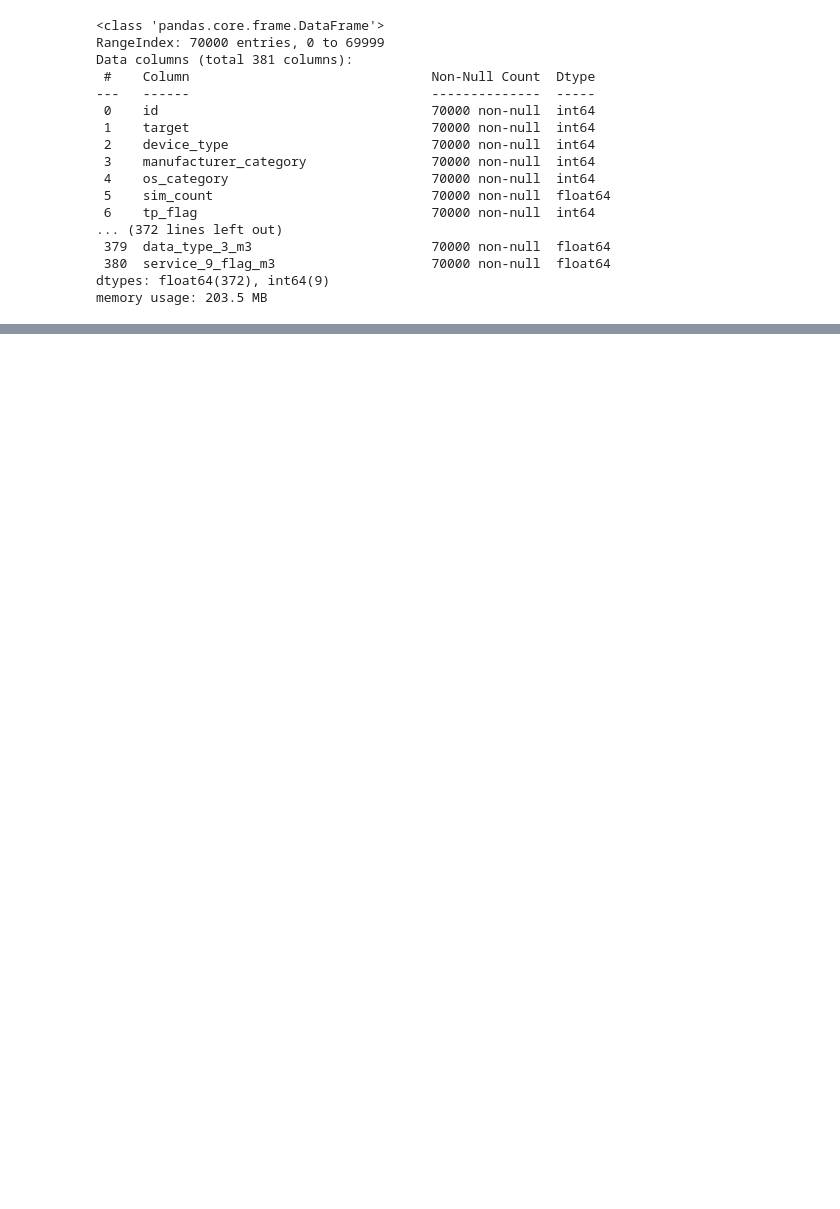
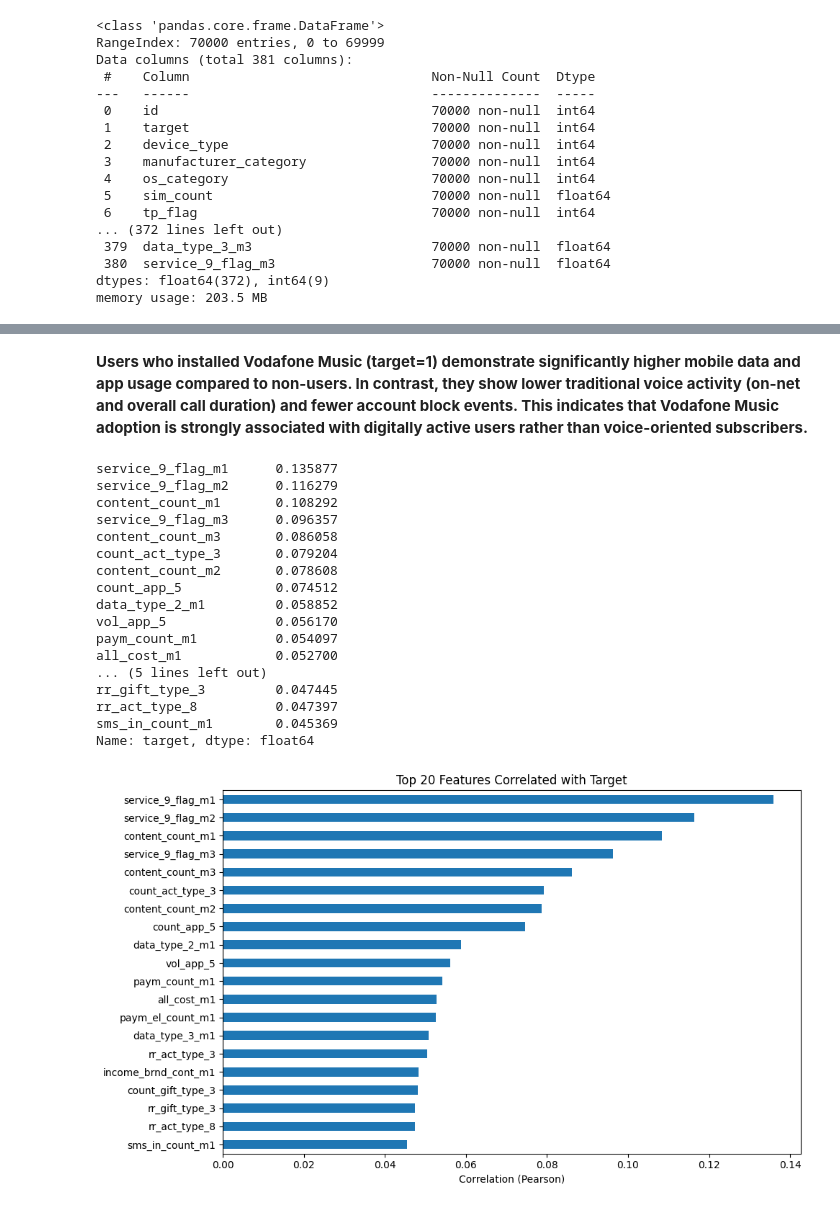
Before and after one commit to nnnnastia/ML_music_challenge, a Jupyter notebook: ML_project.ipynb, the cells around one changed output, grey strips where cells are left out. Drawn from its saved outputs; the diff is of its cells as text; code cells hidden in the pictures; blank space fills up the shorter version.

```diff
--- a/ML_project.ipynb
+++ b/ML_project.ipynb
@@ -389,0 +430,7 @@ memory usage: 203.5 MB
+# %%
+# Combine features (X) and target (y) into one DataFrame for EDA
+df_eda = pd.concat([X, y.rename("target")], axis=1)
+
+# Quick check
+print("EDA shape:", df_eda.shape)
+print("Target distribution:\n", df_eda["target"].value_counts(normalize=True))
@@ -389,0 +532,39 @@ memory usage: 203.5 MB
+# %% [markdown]
+**Users who installed Vodafone Music (target=1) demonstrate significantly higher mobile data and app usage compared to non-users. In contrast, they show lower traditional voice activity (on-net and overall call duration) and fewer account block events. This indicates that Vodafone Music adoption is strongly associated with digitally active users rather than voice-oriented subscribers.**
+# %%
+# 3) Correlation with target (Pearson)
+corr_with_target = (
+    df_eda.corr(numeric_only=True)["target"]
+    .drop("target")
+    .sort_values(ascending=False)
+)
+
+# Print top 20 correlated features
+display(corr_with_target.head(20))
+
+# Plot top 20 correlations
+plt.figure(figsize=(10, 6))
+corr_with_target.head(20).sort_values().plot(kind="barh")
+plt.title("Top 20 Features Correlated with Target")
+plt.xlabel("Correlation (Pearson)")
+plt.tight_layout()
+plt.show()
+# %% [output]
+service_9_flag_m1      0.135877
+service_9_flag_m2      0.116279
+content_count_m1       0.108292
+service_9_flag_m3      0.096357
+content_count_m3       0.086058
+count_act_type_3       0.079204
+content_count_m2       0.078608
+count_app_5            0.074512
+data_type_2_m1         0.058852
+vol_app_5              0.056170
+paym_count_m1          0.054097
+all_cost_m1            0.052700
+... (5 lines left out)
+rr_gift_type_3         0.047445
+rr_act_type_8          0.047397
+sms_in_count_m1        0.045369
+Name: target, dtype: float64
+[figure, added]
```
Also changed, not shown: parts of 62 cells of this notebook, 1 other file.
